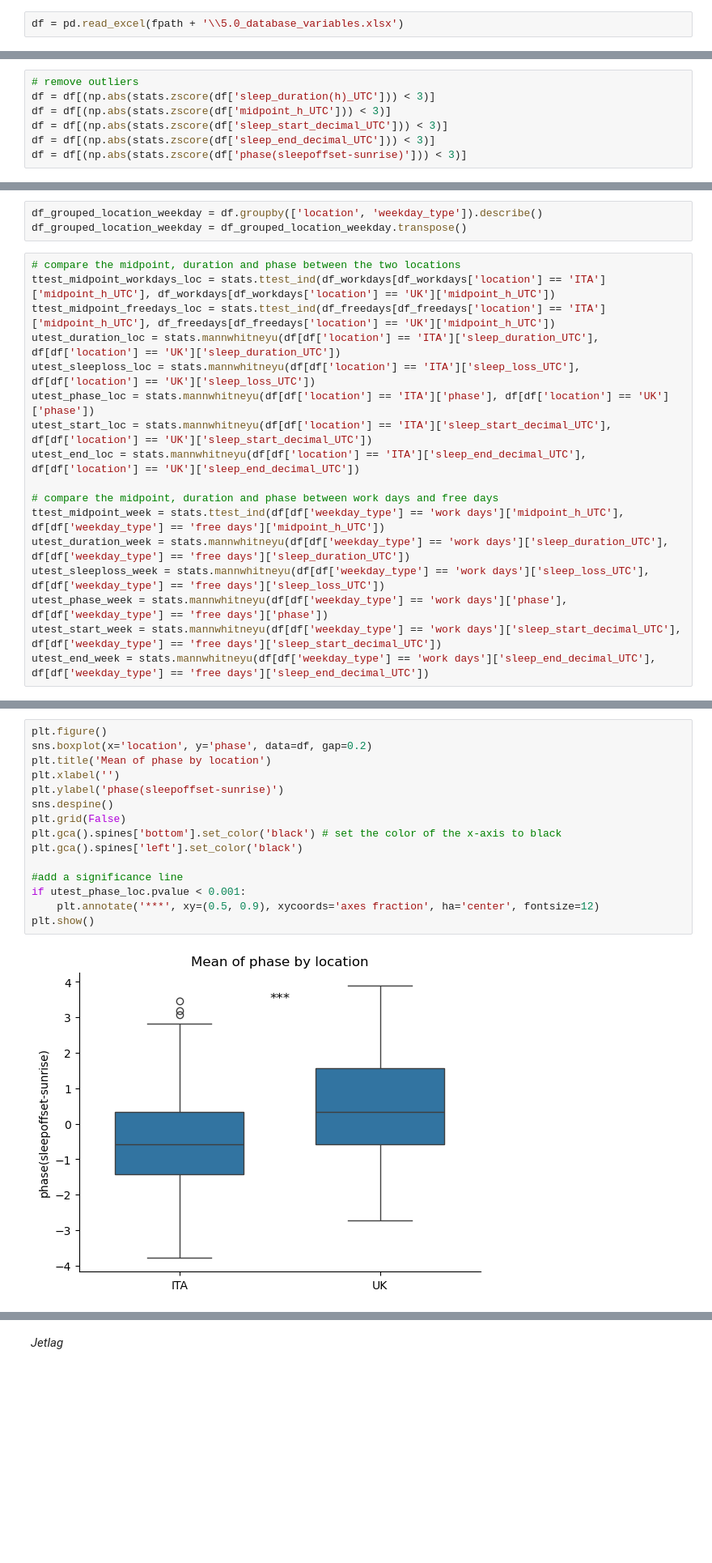
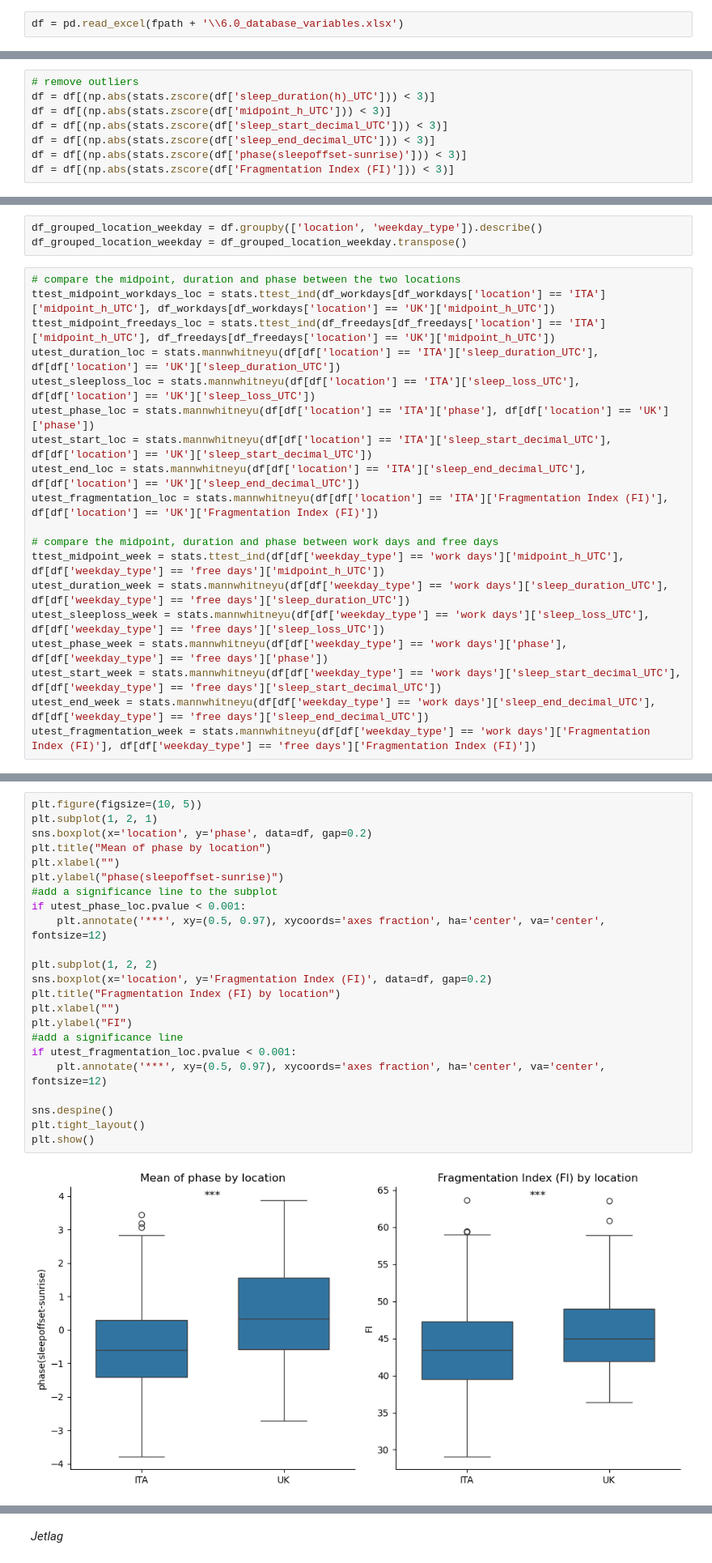
Before and after one commit to Gianluca-cnd/Case_report_uk_VS_ita, a Jupyter notebook: jetlag_UTC.ipynb, the cells around one changed output, grey strips where cells are left out. Shown at 81% size. Saved outputs shown, nothing was run; the diff lists cells and outputs as text; blank space fills up the shorter version.

```diff
--- a/jetlag_UTC.ipynb
+++ b/jetlag_UTC.ipynb
@@ -15,7 +15,7 @@ from matplotlib.ticker import MultipleLocator
 # %%
 fpath = 'C:\\Users\\gg00642\\OneDrive - University of Surrey\\Desktop\\Actigraphy Sara'
 # %%
-df = pd.read_excel(fpath + '\\5.0_database_variables.xlsx')
+df = pd.read_excel(fpath + '\\6.0_database_variables.xlsx')
 # %%
 df = df.rename(columns={'location(ita=0,uk=1,usa=2)': 'location', 'week(1=free days)': 'weekday_type'})
 # %%
@@ -25,6 +25,7 @@ df = df[(np.abs(stats.zscore(df['midpoint_h_UTC'])) < 3)]
 df = df[(np.abs(stats.zscore(df['sleep_start_decimal_UTC'])) < 3)]
 df = df[(np.abs(stats.zscore(df['sleep_end_decimal_UTC'])) < 3)]
 df = df[(np.abs(stats.zscore(df['phase(sleepoffset-sunrise)'])) < 3)]
+df = df[(np.abs(stats.zscore(df['Fragmentation Index (FI)'])) < 3)]
 # %%
 df = df.drop('sunrise_time(USA)', axis=1)
 df = df.drop('sunrise (USA), hours', axis=1)
@@ -247,6 +250,7 @@ utest_sleeploss_loc = stats.mannwhitneyu(df[df['location'] == 'ITA']['sleep_loss
 utest_phase_loc = stats.mannwhitneyu(df[df['location'] == 'ITA']['phase'], df[df['location'] == 'UK']['phase'])
 utest_start_loc = stats.mannwhitneyu(df[df['location'] == 'ITA']['sleep_start_decimal_UTC'], df[df['location'] == 'UK']['sleep_start_decimal_UTC'])
 utest_end_loc = stats.mannwhitneyu(df[df['location'] == 'ITA']['sleep_end_decimal_UTC'], df[df['location'] == 'UK']['sleep_end_decimal_UTC'])
+utest_fragmentation_loc = stats.mannwhitneyu(df[df['location'] == 'ITA']['Fragmentation Index (FI)'], df[df['location'] == 'UK']['Fragmentation Index (FI)'])
 
 # compare the midpoint, duration and phase between work days and free days
 ttest_midpoint_week = stats.ttest_ind(df[df['weekday_type'] == 'work days']['midpoint_h_UTC'], df[df['weekday_type'] == 'free days']['midpoint_h_UTC'])
@@ -255,6 +259,7 @@ utest_sleeploss_week = stats.mannwhitneyu(df[df['weekday_type'] == 'work days'][
 utest_phase_week = stats.mannwhitneyu(df[df['weekday_type'] == 'work days']['phase'], df[df['weekday_type'] == 'free days']['phase'])
 utest_start_week = stats.mannwhitneyu(df[df['weekday_type'] == 'work days']['sleep_start_decimal_UTC'], df[df['weekday_type'] == 'free days']['sleep_start_decimal_UTC'])
 utest_end_week = stats.mannwhitneyu(df[df['weekday_type'] == 'work days']['sleep_end_decimal_UTC'], df[df['weekday_type'] == 'free days']['sleep_end_decimal_UTC'])
+utest_fragmentation_week = stats.mannwhitneyu(df[df['weekday_type'] == 'work days']['Fragmentation Index (FI)'], df[df['weekday_type'] == 'free days']['Fragmentation Index (FI)'])
 # %%
 print('T test results for location')
 print('Midpoint_work:', ttest_midpoint_workdays_loc)
@@ -353,17 +362,25 @@ plt.show()
 # %%
-plt.figure()
+plt.figure(figsize=(10, 5))
+plt.subplot(1, 2, 1)
 sns.boxplot(x='location', y='phase', data=df, gap=0.2)
-plt.title('Mean of phase by location')
-plt.xlabel('')
-plt.ylabel('phase(sleepoffset-sunrise)')
+plt.title("Mean of phase by location")
+plt.xlabel("")
+plt.ylabel("phase(sleepoffset-sunrise)")
+#add a significance line to the subplot
+if utest_phase_loc.pvalue < 0.001:
+    plt.annotate('***', xy=(0.5, 0.97), xycoords='axes fraction', ha='center', va='center', fontsize=12)
+
+plt.subplot(1, 2, 2)
+sns.boxplot(x='location', y='Fragmentation Index (FI)', data=df, gap=0.2)
+plt.title("Fragmentation Index (FI) by location")
+plt.xlabel("")
+plt.ylabel("FI")
+#add a significance line
+if utest_fragmentation_loc.pvalue < 0.001:
+    plt.annotate('***', xy=(0.5, 0.97), xycoords='axes fraction', ha='center', va='center', fontsize=12)
+
 sns.despine()
-plt.grid(False)
-plt.gca().spines['bottom'].set_color('black') # set the color of the x-axis to black
-plt.gca().spines['left'].set_color('black')
-
-#add a significance line
-if utest_phase_loc.pvalue < 0.001:
-    plt.annotate('***', xy=(0.5, 0.9), xycoords='axes fraction', ha='center', fontsize=12)
+plt.tight_layout()
 plt.show()
 # %% [output]
-[figure, old version]
+[figure, new version]
```
Also changed, not shown: parts of 37 cells of this notebook.
